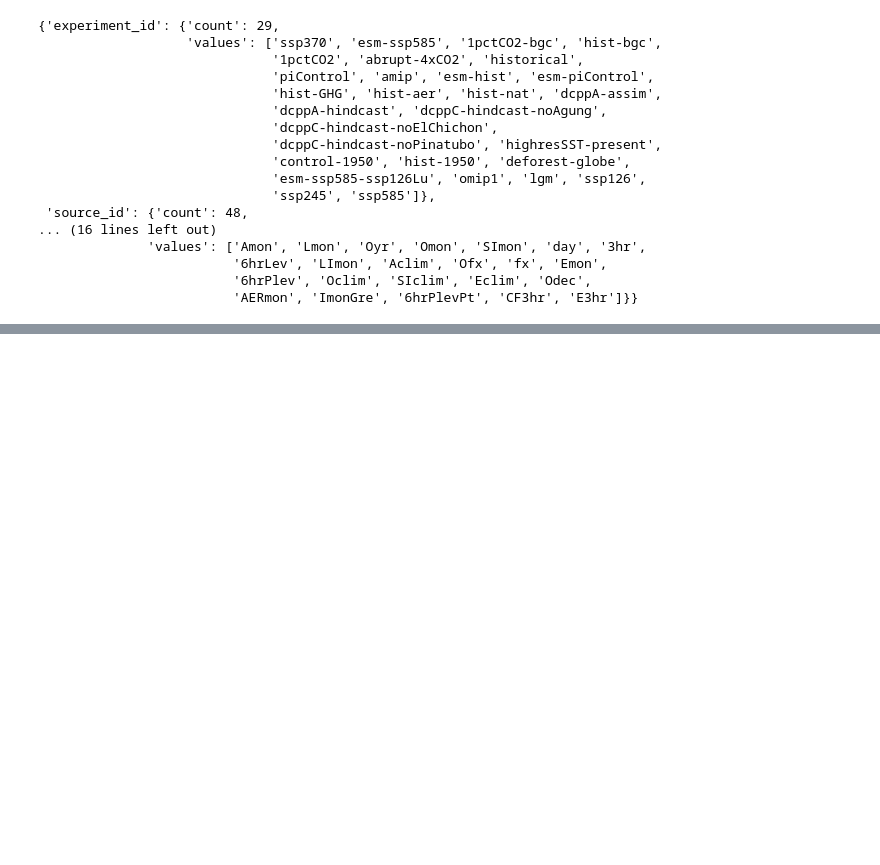
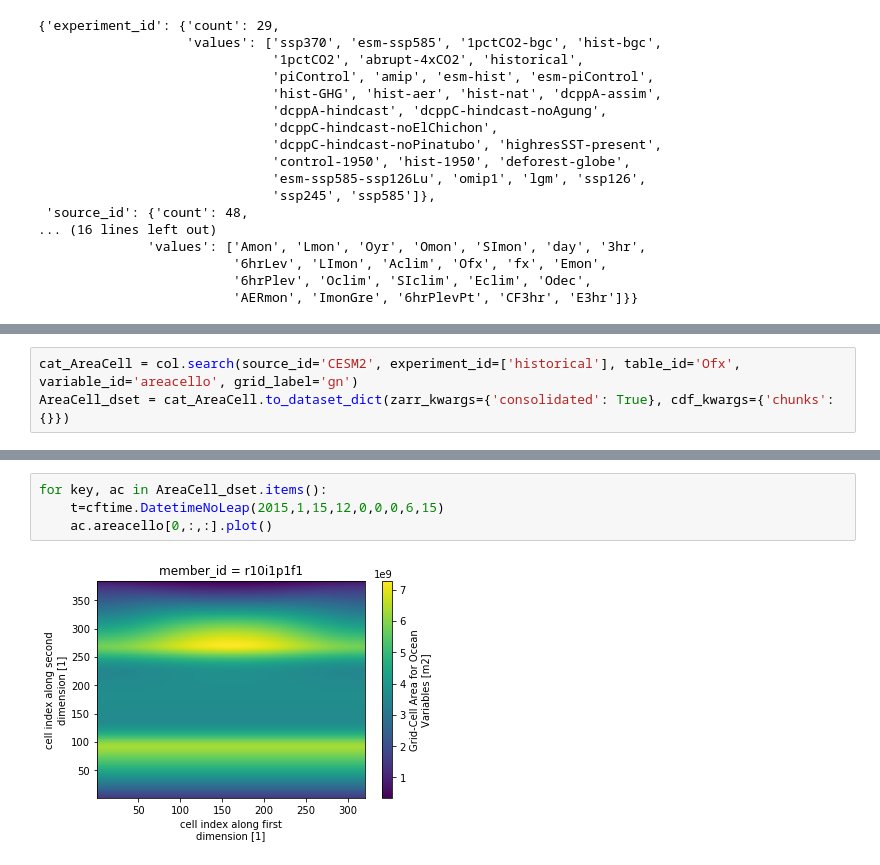
Before and after one commit to smithmadisonm/cmip6-seaice-temp-sensitivity, a Jupyter notebook: notebooks/cmip6seaice_temperature.ipynb, the cells around one changed output, grey strips where cells are left out. Drawn from its saved outputs; the diff is of its cells as text; blank space fills up the shorter version.

```diff
--- a/notebooks/cmip6seaice_temperature.ipynb
+++ b/notebooks/cmip6seaice_temperature.ipynb
@@ -80,0 +54,3 @@ cat.df
+# %%
+cat_AreaCell = col.search(source_id='CESM2', experiment_id=['historical'], table_id='Ofx', variable_id='areacello', grid_label='gn')
+AreaCell_dset = cat_AreaCell.to_dataset_dict(zarr_kwargs={'consolidated': True}, cdf_kwargs={'chunks': {}})
@@ -80,0 +98,6 @@ cat.df
+# %%
+for key, ac in AreaCell_dset.items():
+    t=cftime.DatetimeNoLeap(2015,1,15,12,0,0,0,6,15)
+    ac.areacello[0,:,:].plot()
+# %% [output]
+[figure, added]
```
Also changed, not shown: parts of 8 cells of this notebook.
